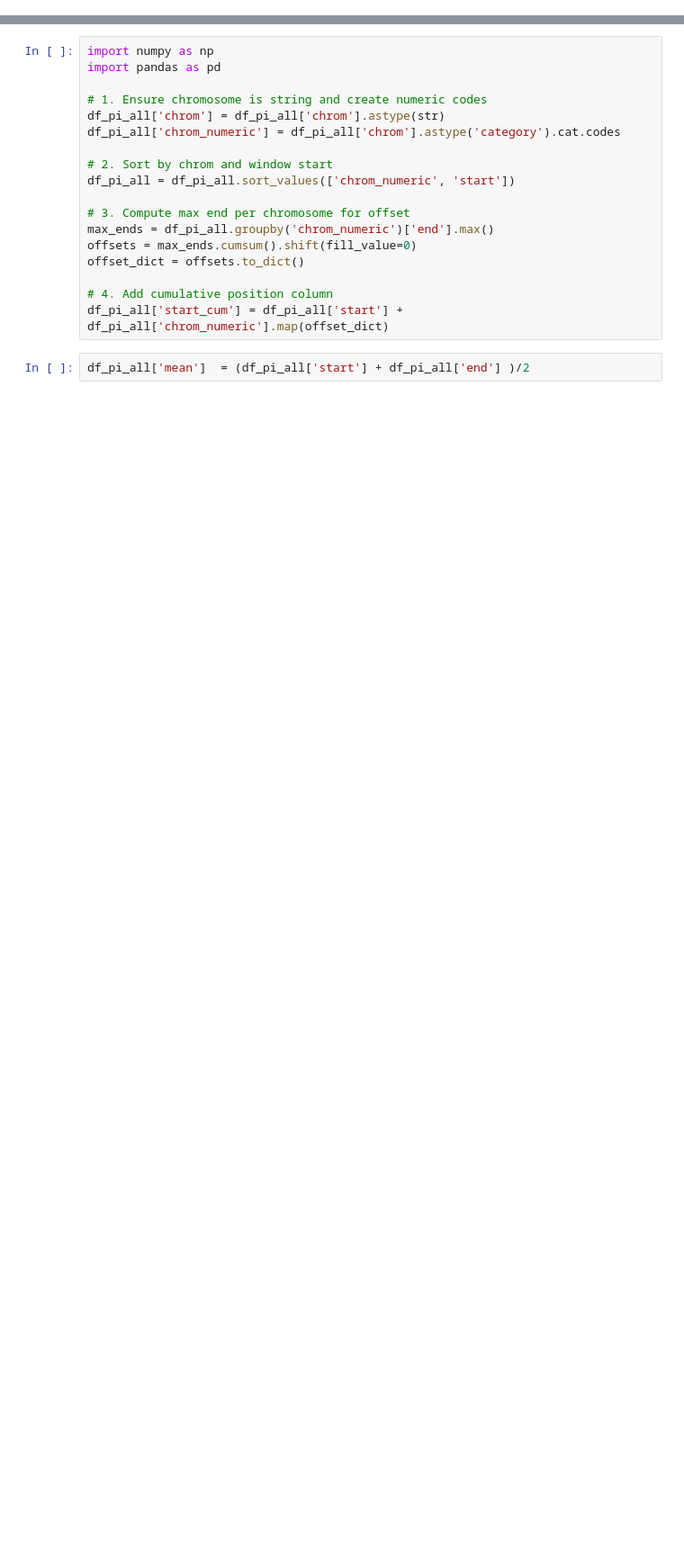
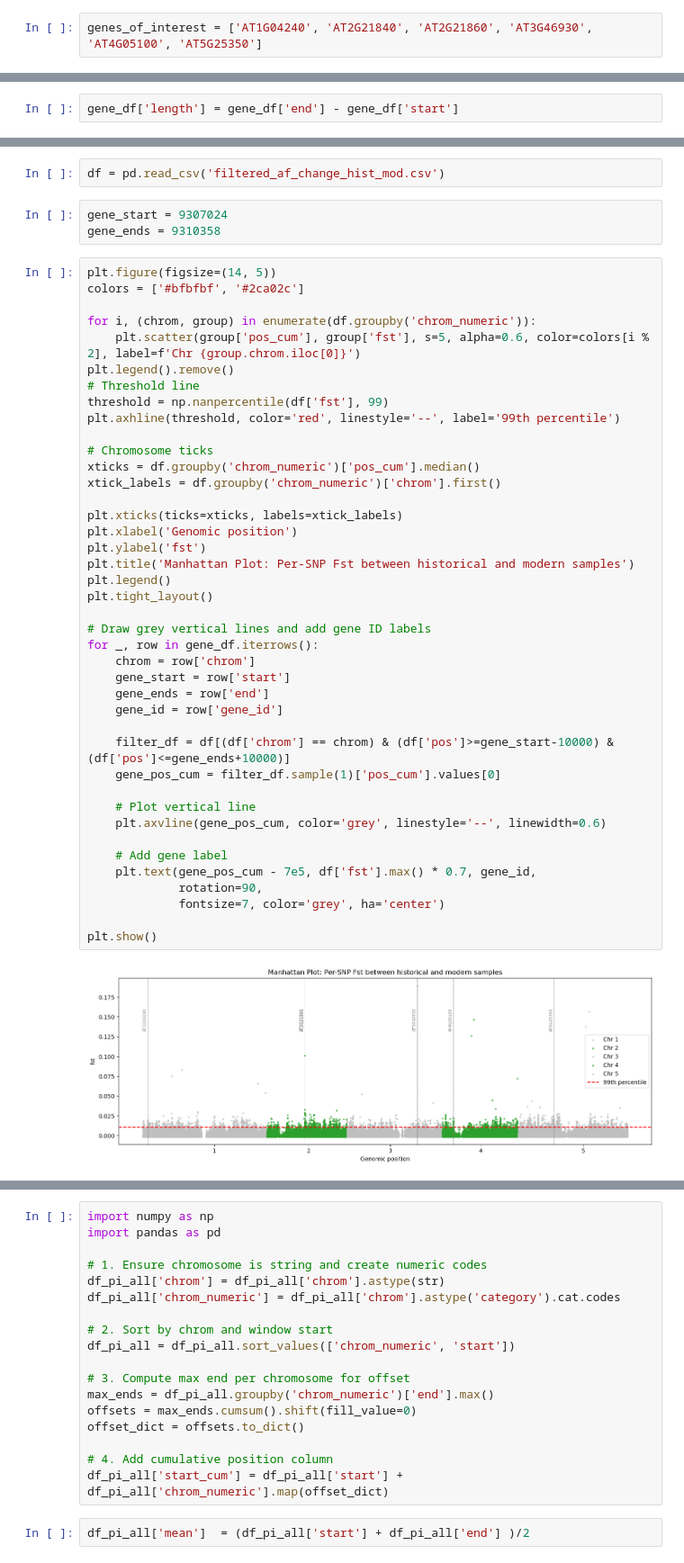
Before and after one commit to Tatianabellagio/selectionscans, a Jupyter notebook: hs1.ipynb, the cells around one changed output, grey strips where cells are left out. Shown at 90% size. Saved outputs shown, nothing was run; the diff lists cells and outputs as text; blank space fills up the shorter version.

```diff
--- a/hs1.ipynb
+++ b/hs1.ipynb
@@ -327,0 +22,2 @@ gene_df = pd.read_csv('genes_df.csv')
+# %%
+genes_of_interest = ['AT1G04240', 'AT2G21840', 'AT2G21860', 'AT3G46930', 'AT4G05100', 'AT5G25350']
@@ -327,0 +44,2 @@ gene_df = pd.read_csv('genes_df.csv')
+# %%
+gene_df['length'] = gene_df['end'] - gene_df['start']
@@ -327,0 +60,48 @@ gene_df = pd.read_csv('genes_df.csv')
+# %%
+df = pd.read_csv('filtered_af_change_hist_mod.csv')
+# %%
+gene_start = 9307024
+gene_ends = 9310358
+# %%
+plt.figure(figsize=(14, 5))
+colors = ['#bfbfbf', '#2ca02c']
+
+for i, (chrom, group) in enumerate(df.groupby('chrom_numeric')):
+    plt.scatter(group['pos_cum'], group['fst'], s=5, alpha=0.6, color=colors[i % 2], label=f'Chr {group.chrom.iloc[0]}')
+plt.legend().remove()
+# Threshold line
+threshold = np.nanpercentile(df['fst'], 99)
+plt.axhline(threshold, color='red', linestyle='--', label='99th percentile')
+
+# Chromosome ticks
+xticks = df.groupby('chrom_numeric')['pos_cum'].median()
+xtick_labels = df.groupby('chrom_numeric')['chrom'].first()
+
+plt.xticks(ticks=xticks, labels=xtick_labels)
+plt.xlabel('Genomic position')
+plt.ylabel('fst')
+plt.title('Manhattan Plot: Per-SNP Fst between historical and modern samples')
+plt.legend()
+plt.tight_layout()
+
+# Draw grey vertical lines and add gene ID labels
+for _, row in gene_df.iterrows():
+    chrom = row['chrom']
+    gene_start = row['start']
+    gene_ends = row['end']
+    gene_id = row['gene_id']
+
+    filter_df = df[(df['chrom'] == chrom) & (df['pos']>=gene_start-10000) & (df['pos']<=gene_ends+10000)]
+    gene_pos_cum = filter_df.sample(1)['pos_cum'].values[0]
+
+    # Plot vertical line
+    plt.axvline(gene_pos_cum, color='grey', linestyle='--', linewidth=0.6)
+
+    # Add gene label
+    plt.text(gene_pos_cum - 7e5, df['fst'].max() * 0.7, gene_id,
+             rotation=90,
+             fontsize=7, color='grey', ha='center')
+
+plt.show()
+# %% [output]
+[figure, added]
```
Also changed, not shown: parts of 85 cells of this notebook, 20 other files.
